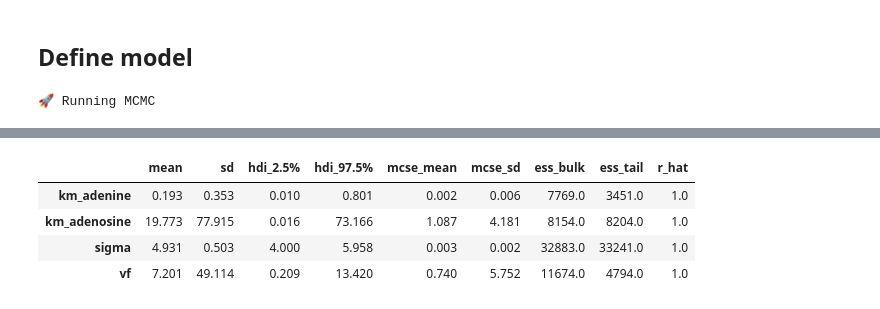
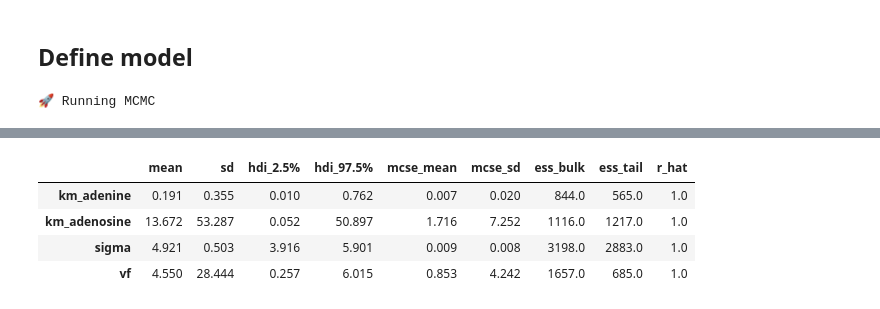
Before and after one commit to haeussma/chromhandler-example, a Jupyter notebook: 3-model.ipynb, the cells around one changed output, grey strips where cells are left out. Saved outputs shown, nothing was run; the diff lists cells and outputs as text; code cells hidden in the pictures.

```diff
--- a/3-model.ipynb
+++ b/3-model.ipynb
@@ -47,29 +130,29 @@ model.parameters["km_adenine"].prior = cmc.priors.LogUniform(low=0.01, high=1000
 # %%
 hmc = cmc.HMC(
     num_warmup=2000,
-    num_samples=10000,
+    num_samples=2000,
     dt0=0.1,
     max_steps=64**4,
     verbose=1,
     num_chains=4,
     chain_method="parallel",
 )
 
 results = hmc.run(model=model, dataset=dataset, yerrs=2.0)
 
 # Apply the median posterior to the model
 fitted_model = results.get_fitted_model()
 
 # Print the summary
 results.summary()
 # %% [output]
 🚀 Running MCMC
 [interactive output not drawn]
 |  | mean | sd | hdi_2.5% | hdi_97.5% | mcse_mean | mcse_sd | ess_bulk | ess_tail | r_hat |
-| km_adenine | 0.193 | 0.353 | 0.010 | 0.801 | 0.002 | 0.006 | 7769.0 | 3451.0 | 1.0 |
-| km_adenosine | 19.773 | 77.915 | 0.016 | 73.166 | 1.087 | 4.181 | 8154.0 | 8204.0 | 1.0 |
-| sigma | 4.931 | 0.503 | 4.000 | 5.958 | 0.003 | 0.002 | 32883.0 | 33241.0 | 1.0 |
-| vf | 7.201 | 49.114 | 0.209 | 13.420 | 0.740 | 5.752 | 11674.0 | 4794.0 | 1.0 |
+| km_adenine | 0.191 | 0.355 | 0.010 | 0.762 | 0.007 | 0.020 | 844.0 | 565.0 | 1.0 |
+| km_adenosine | 13.672 | 53.287 | 0.052 | 50.897 | 1.716 | 7.252 | 1116.0 | 1217.0 | 1.0 |
+| sigma | 4.921 | 0.503 | 3.916 | 5.901 | 0.009 | 0.008 | 3198.0 | 2883.0 | 1.0 |
+| vf | 4.550 | 28.444 | 0.257 | 6.015 | 0.853 | 4.242 | 1657.0 | 685.0 | 1.0 |
 # %%
 # Plot the trace
 results.plot_ess(show=True)
```
Also changed, not shown: parts of 2 cells of this notebook.
